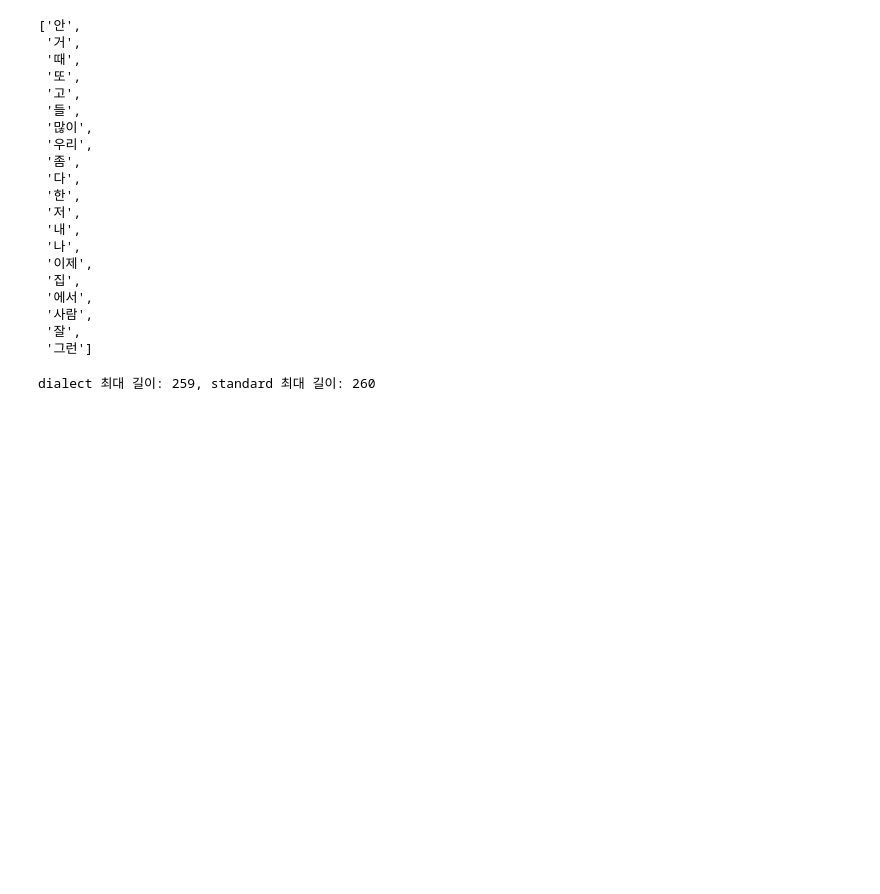
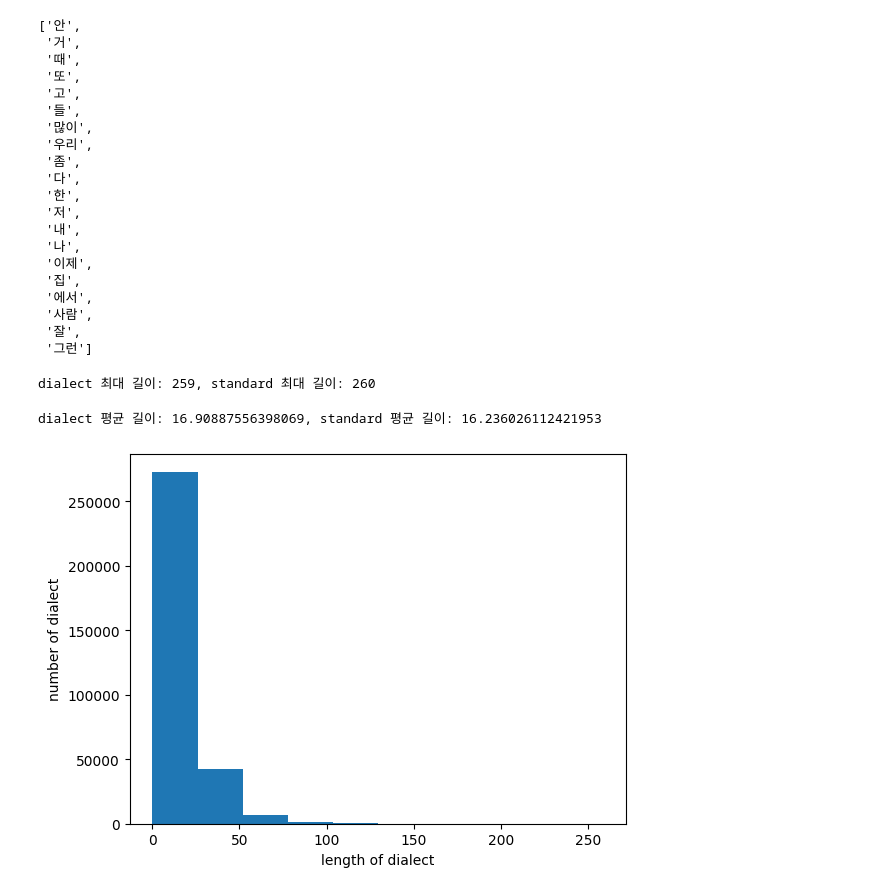
Before and after one commit to tukcomCD2024/4K, a Jupyter notebook: AI/사전 생성.ipynb, the cells around one changed output. Cells and saved outputs as stored; diff of their text form; code cells hidden in the pictures; blank space fills up the shorter version.

```diff
--- a/AI/사전 생성.ipynb
+++ b/AI/사전 생성.ipynb
@@ -229,3 +229,22 @@ max_standard_length = max(len(sentence) for sentence in standard_indices)
 print(f"dialect 최대 길이: {max_dialect_length}, standard 최대 길이: {max_standard_length}")
 # %% [output]
 dialect 최대 길이: 259, standard 최대 길이: 260
+# %%
+# 방언과 표준어 문장의 평균 길이를 계산
+avg_dialect_length = sum(len(sentence) for sentence in dialect_indices) / len(dialect_indices)
+avg_standard_length = sum(len(sentence) for sentence in standard_indices) / len(standard_indices)
+
+print(f"dialect 평균 길이: {avg_dialect_length}, standard 평균 길이: {avg_standard_length}")
+# %% [output]
+dialect 평균 길이: 16.90887556398069, standard 평균 길이: 16.236026112421953
+# %%
+# 방언 문장의 길이와 그 길이에 해당되는 문장의 수
+import matplotlib
+import matplotlib.pyplot as plt
+
+plt.hist([len(sentence) for sentence in dialect_indices], bins=10)
+plt.xlabel('length of dialect')
+plt.ylabel('number of dialect')
+plt.show()
+# %% [output]
+[figure, added]
```
Also changed, not shown: parts of 1 cell of this notebook.
